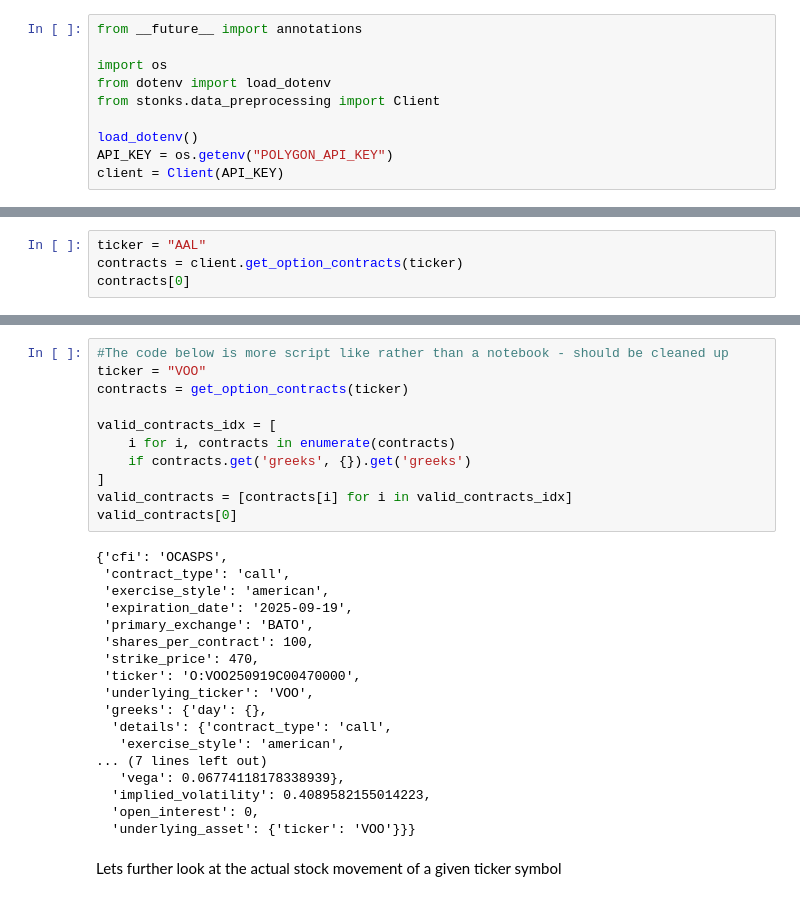
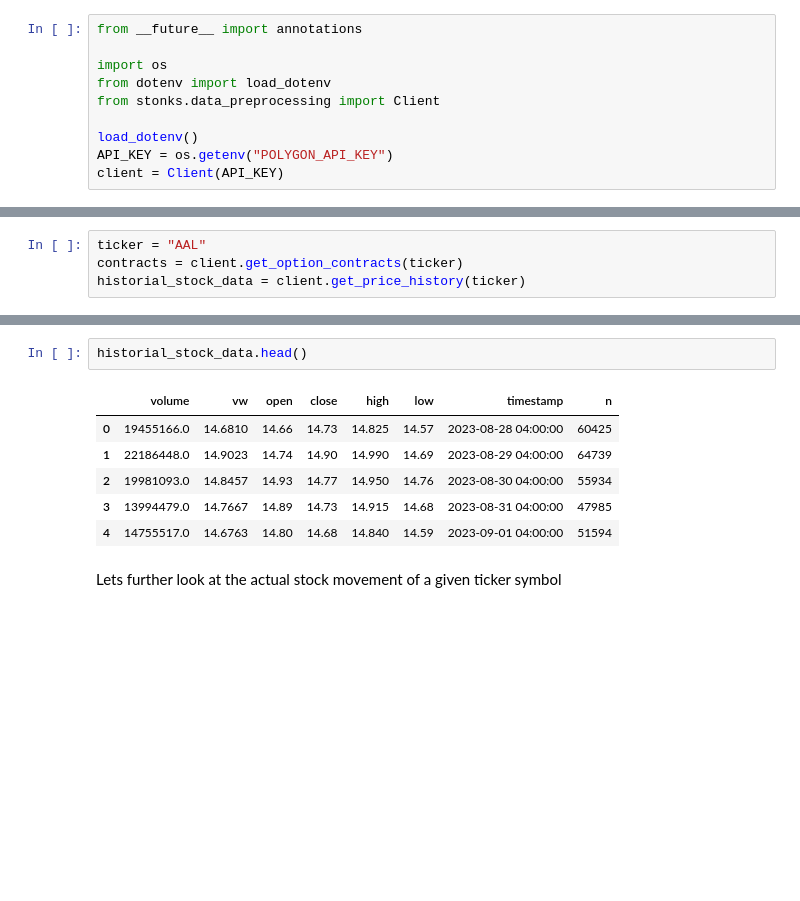
Before and after one commit to mkovacevich18/stonks, a Jupyter notebook: notebooks/options.ipynb, the cells around one changed output, grey strips where cells are left out. Saved outputs shown, nothing was run; the diff lists cells and outputs as text; blank space fills up the shorter version.

Commit message:
converted notebook -> script for historical data

```diff
--- a/notebooks/options.ipynb
+++ b/notebooks/options.ipynb
@@ -35,4 +16,4 @@ Below we create functions that load options contracts for a given stock ticker (
 # %%
 ticker = "AAL"
 contracts = client.get_option_contracts(ticker)
-contracts[0]
+historial_stock_data = client.get_price_history(ticker)
@@ -57,31 +20,11 @@ contracts[0]
 # %%
-#The code below is more script like rather than a notebook - should be cleaned up
-ticker = "VOO"
-contracts = get_option_contracts(ticker)
-
-valid_contracts_idx = [
-    i for i, contracts in enumerate(contracts)
-    if contracts.get('greeks', {}).get('greeks')
-]
-valid_contracts = [contracts[i] for i in valid_contracts_idx]
-valid_contracts[0]
+historial_stock_data.head()
 # %% [output]
-{'cfi': 'OCASPS',
- 'contract_type': 'call',
- 'exercise_style': 'american',
- 'expiration_date': '2025-09-19',
- 'primary_exchange': 'BATO',
- 'shares_per_contract': 100,
- 'strike_price': 470,
- 'ticker': 'O:VOO250919C00470000',
- 'underlying_ticker': 'VOO',
- 'greeks': {'day': {},
-  'details': {'contract_type': 'call',
-   'exercise_style': 'american',
-... (7 lines left out)
-   'vega': 0.06774118178338939},
-  'implied_volatility': 0.4089582155014223,
-  'open_interest': 0,
-  'underlying_asset': {'ticker': 'VOO'}}}
+|  | volume | vw | open | close | high | low | timestamp | n |
+| 0 | 19455166.0 | 14.6810 | 14.66 | 14.73 | 14.825 | 14.57 | 2023-08-28 04:00:00 | 60425 |
+| 1 | 22186448.0 | 14.9023 | 14.74 | 14.90 | 14.990 | 14.69 | 2023-08-29 04:00:00 | 64739 |
+| 2 | 19981093.0 | 14.8457 | 14.93 | 14.77 | 14.950 | 14.76 | 2023-08-30 04:00:00 | 55934 |
+| 3 | 13994479.0 | 14.7667 | 14.89 | 14.73 | 14.915 | 14.68 | 2023-08-31 04:00:00 | 47985 |
+| 4 | 14755517.0 | 14.6763 | 14.80 | 14.68 | 14.840 | 14.59 | 2023-09-01 04:00:00 | 51594 |
 # %% [markdown]
 Lets further look at the actual stock movement of a given ticker symbol
```
Also changed, not shown: parts of 5 cells of this notebook, 1 other file.
